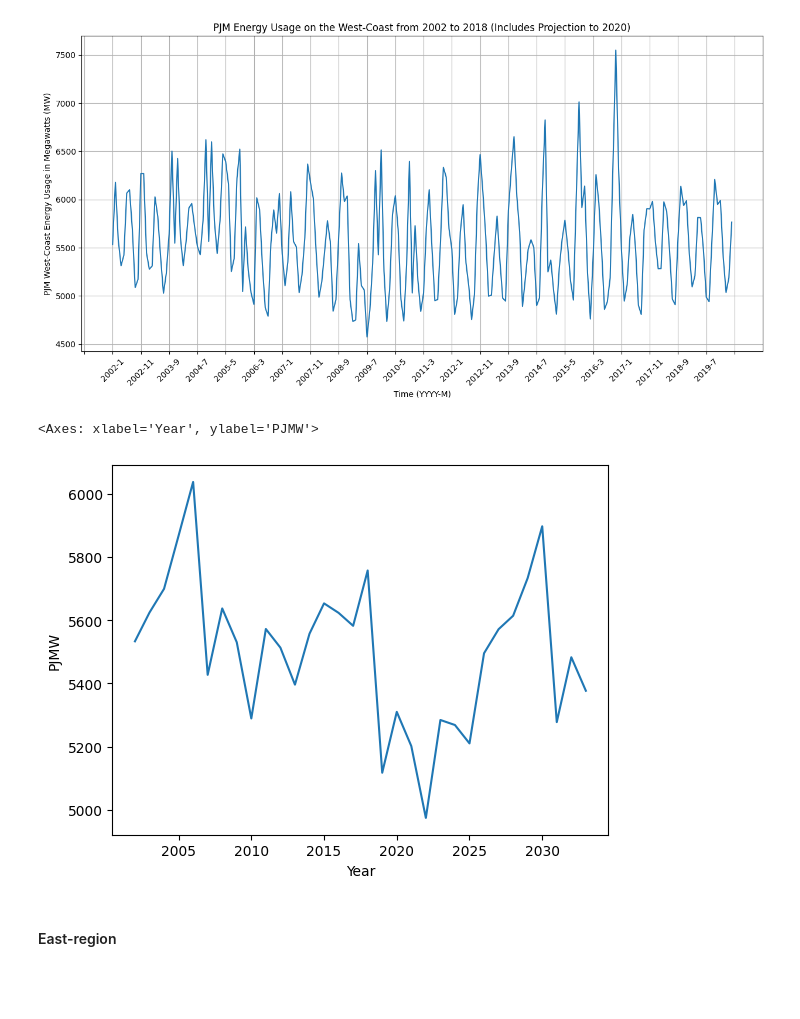
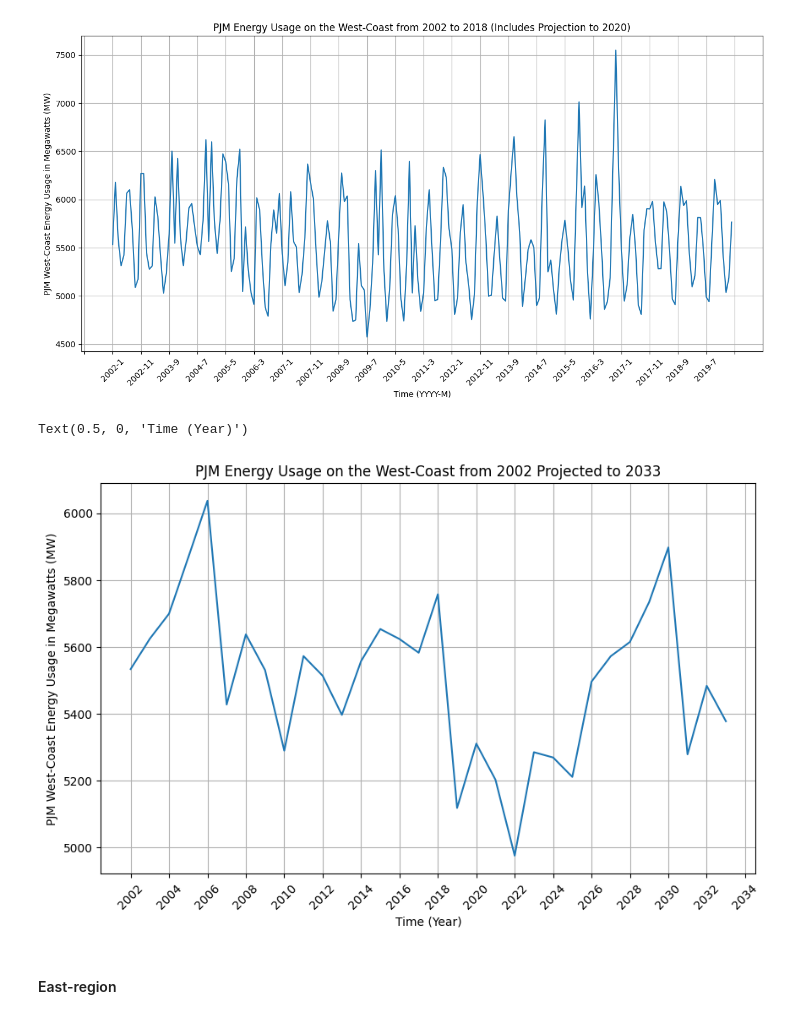
Before and after one commit to McSpillaro/Freelance-Portfolio, a Jupyter notebook: Projects/(c) PJM Energy/energyPredict.ipynb, the cells around one changed output. Saved outputs shown, nothing was run; the diff lists cells and outputs as text; code cells hidden in the pictures; blank space fills up the shorter version.

Commit message:
Update energyPredict.ipynb
Finalized graphs and models for PJM West

```diff
--- a/Projects/(c) PJM Energy/energyPredict.ipynb
+++ b/Projects/(c) PJM Energy/energyPredict.ipynb
@@ -277,13 +237,24 @@ yr_v_pjmw = {'Year':xx,
              'PJMW':yy}
 
 plot_yr_pjmw = pd.DataFrame(yr_v_pjmw) # creating dataframe from dictionary for plotting
-# %%
-sns.lineplot(data=plot_yr_pjmw,
-             x='Year',
-             y='PJMW')
-# %% [output]
-<Axes: xlabel='Year', ylabel='PJMW'>
-[figure, removed]
+# %%
+plt.figure(figsize=(10, 6))
+
+sns.lineplot(data=plot_yr_pjmw,
+             x='Year',
+             y='PJMW')
+
+plt.xticks(rotation=45)
+
+plt.gca().xaxis.set_major_locator(plt.MaxNLocator(20))
+
+plt.title('PJM Energy Usage on the West-Coast from 2002 Projected to 2033')
+plt.grid()
+plt.ylabel('PJM West-Coast Energy Usage in Megawatts (MW)')
+plt.xlabel('Time (Year)')
+# %% [output]
+Text(0.5, 0, 'Time (Year)')
+[figure, added]
 # %% [markdown]
 #### East-region
 # %%
```
Also changed, not shown: parts of 4 cells of this notebook.
